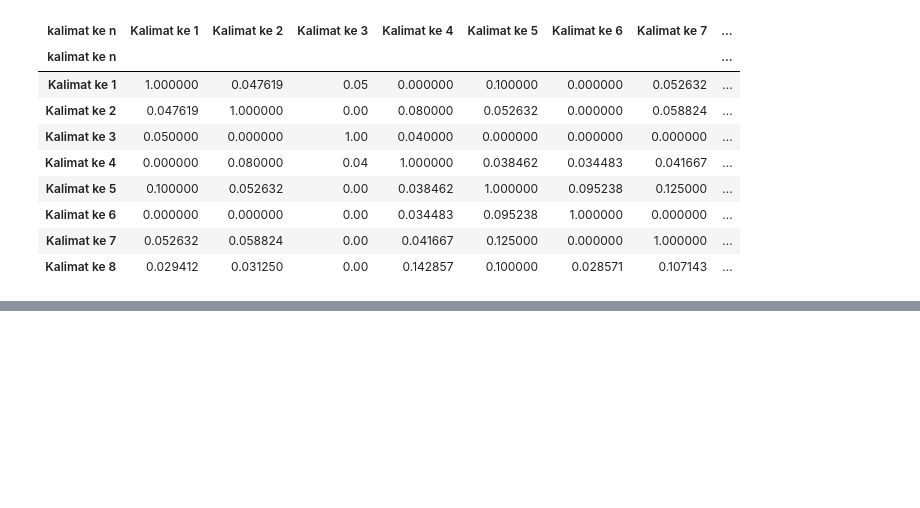
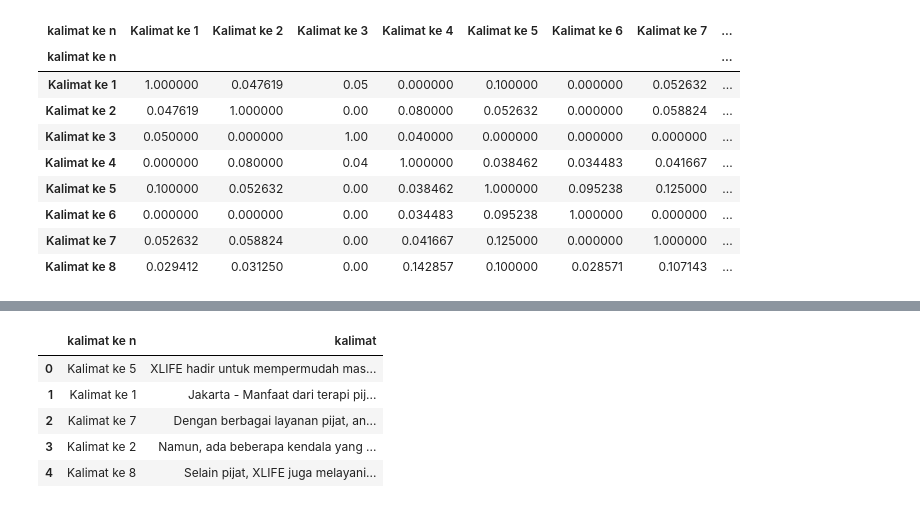
Before and after one commit to achmadbaharuddinakbar/PPW-A, a Jupyter notebook: _sources/tugas-ppw/Tugas4-2.ipynb, the cells around one changed output, grey strips where cells are left out. Drawn from its saved outputs; the diff is of its cells as text; code cells hidden in the pictures; blank space fills up the shorter version.

```diff
--- a/_sources/tugas-ppw/Tugas4-2.ipynb
+++ b/_sources/tugas-ppw/Tugas4-2.ipynb
@@ -328,0 +329,13 @@ top_5_sentences
+# %%
+# Hapus kolom yang tidak diperlukan
+ranked_sentences = pd.merge(top_5_sentences, result_df, left_on='Kalimat', right_on='kalimat ke n')
+
+# Tampilkan DataFrame hasil yang sudah diperbarui
+ranked_sentences[['kalimat ke n', 'kalimat']]
+# %% [output]
+|  | kalimat ke n | kalimat |
+| 0 | Kalimat ke 5 | XLIFE hadir untuk mempermudah mas... |
+| 1 | Kalimat ke 1 | Jakarta - Manfaat dari terapi pij... |
+| 2 | Kalimat ke 7 | Dengan berbagai layanan pijat, an... |
+| 3 | Kalimat ke 2 | Namun, ada beberapa kendala yang ... |
+| 4 | Kalimat ke 8 | Selain pijat, XLIFE juga melayani... |
```
Also changed, not shown: parts of 4 cells of this notebook, 52 other files.
